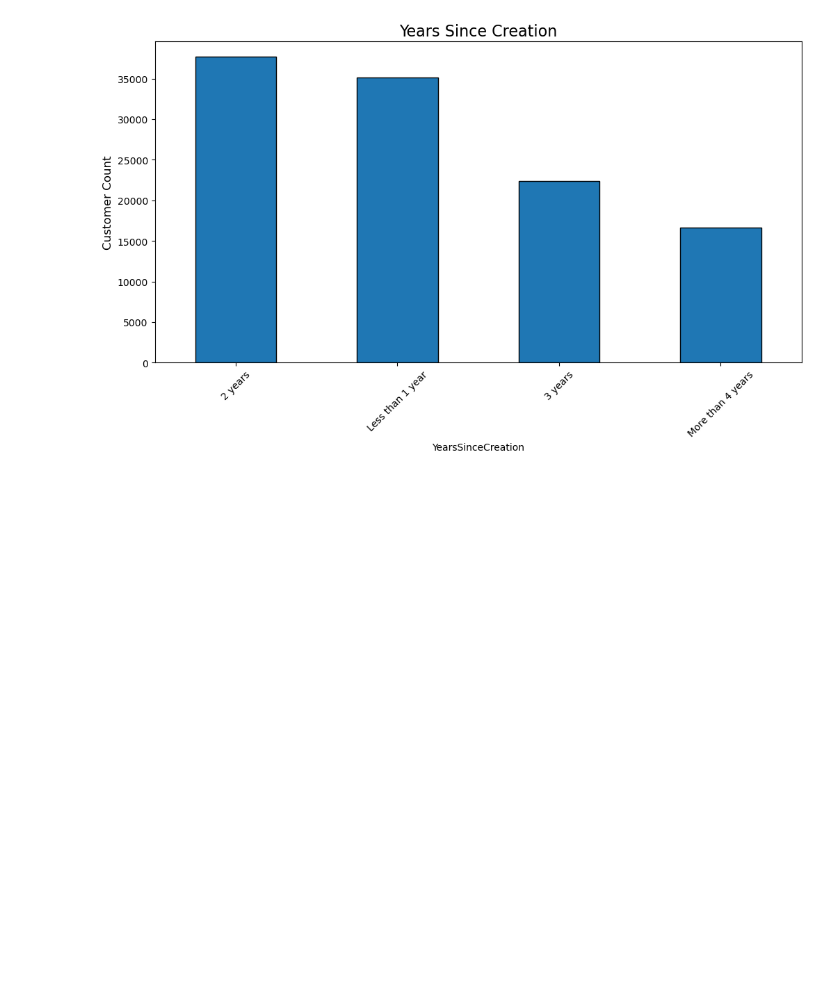
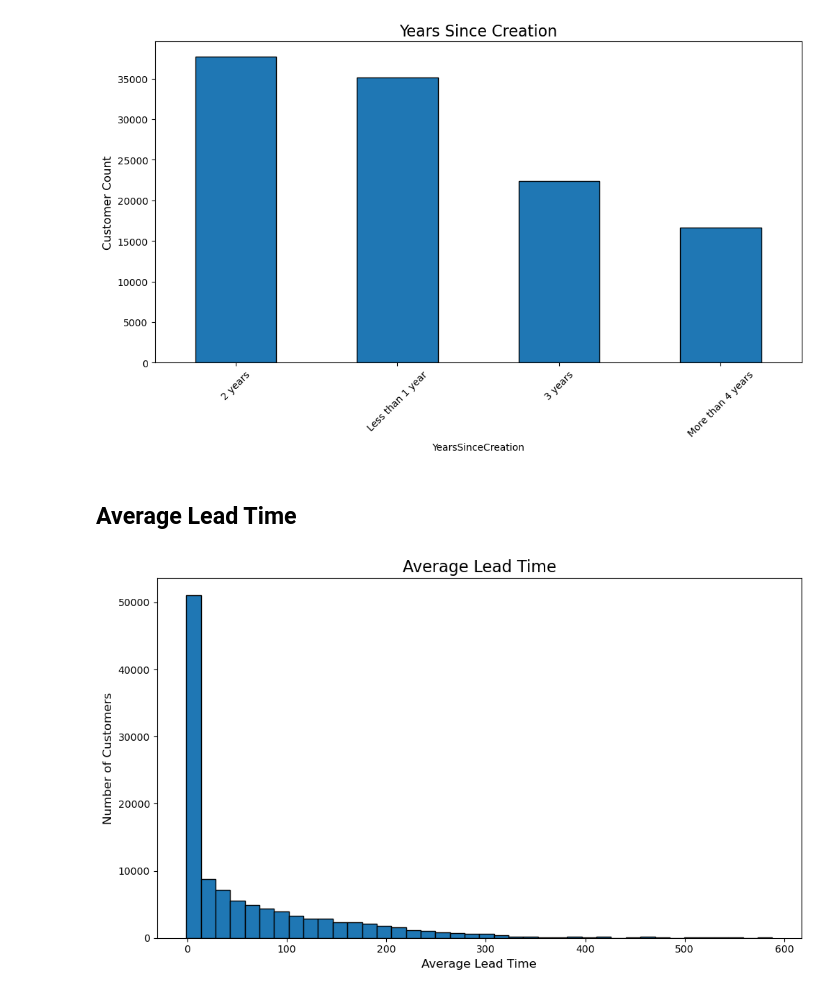
Before and after one commit to RubenCMarques/Hotel-Customer-Segmentation, a Jupyter notebook: Notebooks/Main_notebook.ipynb, the cells around one changed output. Drawn from its saved outputs; the diff is of its cells as text; code cells hidden in the pictures; blank space fills up the shorter version.

```diff
--- a/Notebooks/Main_notebook.ipynb
+++ b/Notebooks/Main_notebook.ipynb
@@ -486,3 +509,27 @@ plt.show()
+# %%
+distances_to_lisbon = {"FRA": 1450,
+                       "DEU": 2300,
+                       "PRT": 0,
+                       "GBR": 1600,
+                       "ESP": 625,
+                       "USA": 5750,
+                       "ITA": 1860,
+                       "BEL": 1720,
+                       "BRA": 7400,
+                       "NLD": 1840,
+                       "IRL": 1450,
+                       "CHE": 1700,
+                       "CAN": 5400,
+                       "AUT": 2300,
+                       "SWE": 3000,
+                       "ISR": 4000,
+                       "CHN": 9300,
+                       "NOR": 2800,
+                       "POL": 2750,
+                       "AUS": 17700}
+
+# Create new column
+data["DistanceToLisbon"] = data["Nationality"].map(distances_to_lisbon).fillna("Other Countries")
 # %% [markdown]
 ## Days Since Creation
 # %%
@@ -531,3 +578,18 @@ plt.xticks(rotation=45)
 plt.show()
 # %% [output]
 [figure]
+# %% [markdown]
+## Average Lead Time
+# %%
+# Plot the histogram
+plt.figure(figsize=(10, 6))
+plt.hist(data["AverageLeadTime"], bins=40, edgecolor="black")
+
+plt.title("Average Lead Time", fontsize=16)
+plt.xlabel("Average Lead Time", fontsize=12)
+plt.ylabel("Number of Customers", fontsize=12)
+
+plt.tight_layout()
+plt.show()
+# %% [output]
+[figure, added]
```
Also changed, not shown: parts of 1 cell of this notebook.
